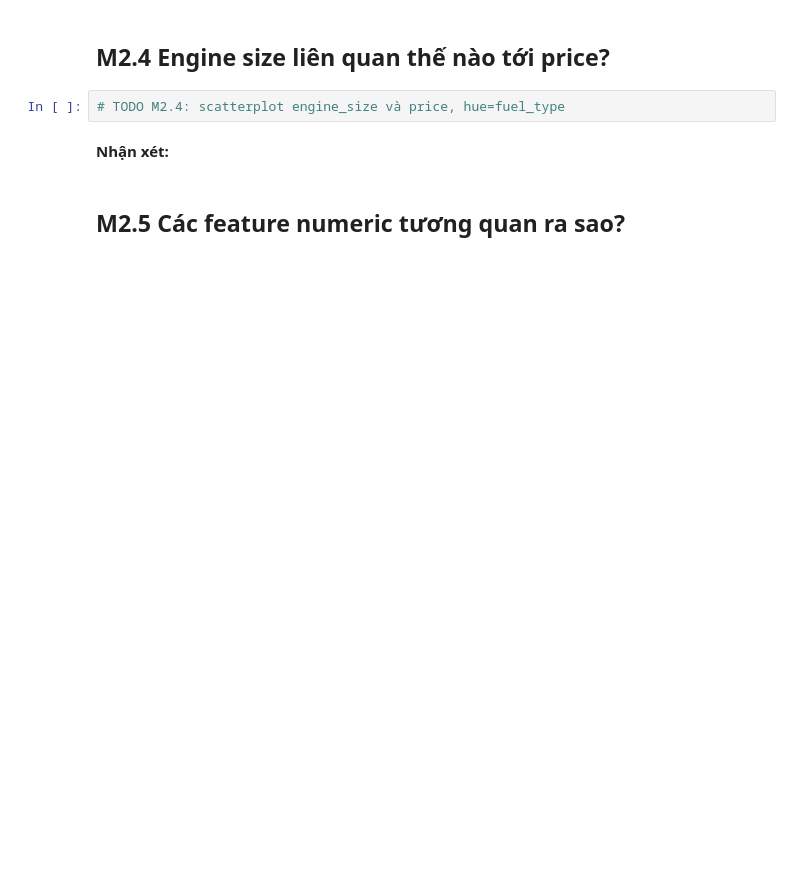
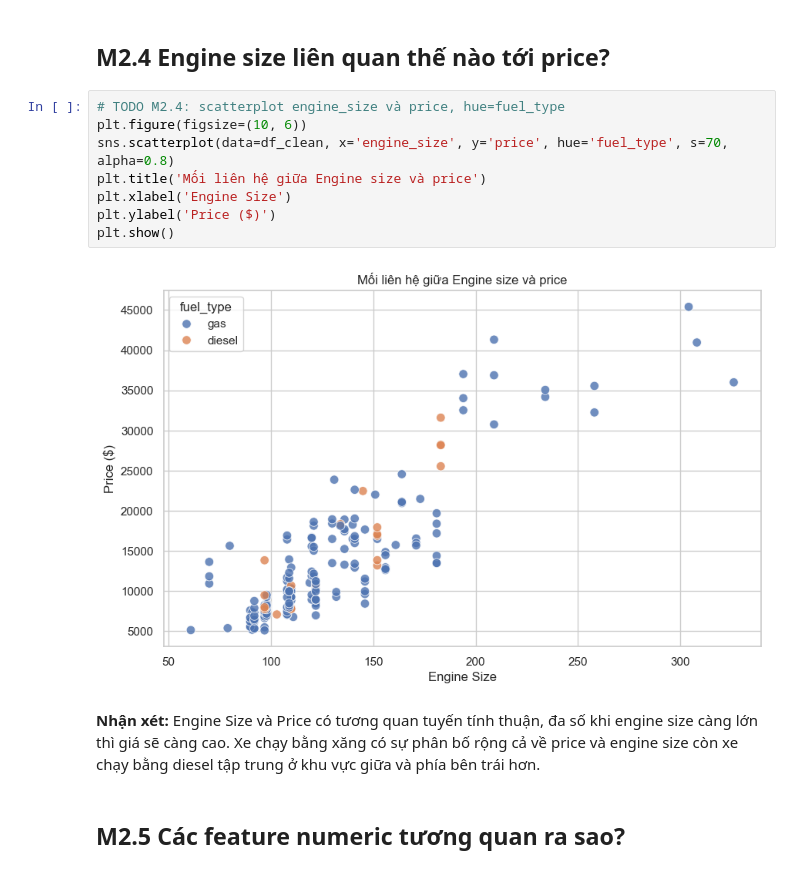
Before and after one commit to TrungQuanHCMUT/mliot-pyml-2026-hw, a Jupyter notebook: week02/numpy-pandas-eda-hw/numpy_pandas_eda_hw.ipynb, the cells around one changed output. Saved outputs shown, nothing was run; the diff lists cells and outputs as text; blank space fills up the shorter version.

```diff
--- a/week02/numpy-pandas-eda-hw/numpy_pandas_eda_hw.ipynb
+++ b/week02/numpy-pandas-eda-hw/numpy_pandas_eda_hw.ipynb
@@ -294,8 +373,17 @@ Mỗi biểu đồ cần:
 ## M2.4 Engine size liên quan thế nào tới price?
 # %%
 # TODO M2.4: scatterplot engine_size và price, hue=fuel_type
+plt.figure(figsize=(10, 6))
+sns.scatterplot(data=df_clean, x='engine_size', y='price', hue='fuel_type', s=70, alpha=0.8)
+plt.title('Mối liên hệ giữa Engine size và price')
+plt.xlabel('Engine Size')
+plt.ylabel('Price ($)')
+plt.show()
+# %% [output]
+[figure, added]
 # %% [markdown]
 **Nhận xét:** <!-- 1--2 câu -->
+Engine Size và Price có tương quan tuyến tính thuận, đa số khi engine size càng lớn thì giá sẽ càng cao. Xe chạy bằng xăng có sự phân bố rộng cả về price và engine size còn xe chạy bằng diesel tập trung ở khu vực giữa và phía bên trái hơn.
 # %% [markdown]
 ## M2.5 Các feature numeric tương quan ra sao?
 # %%
```
Also changed, not shown: parts of 27 cells of this notebook.
